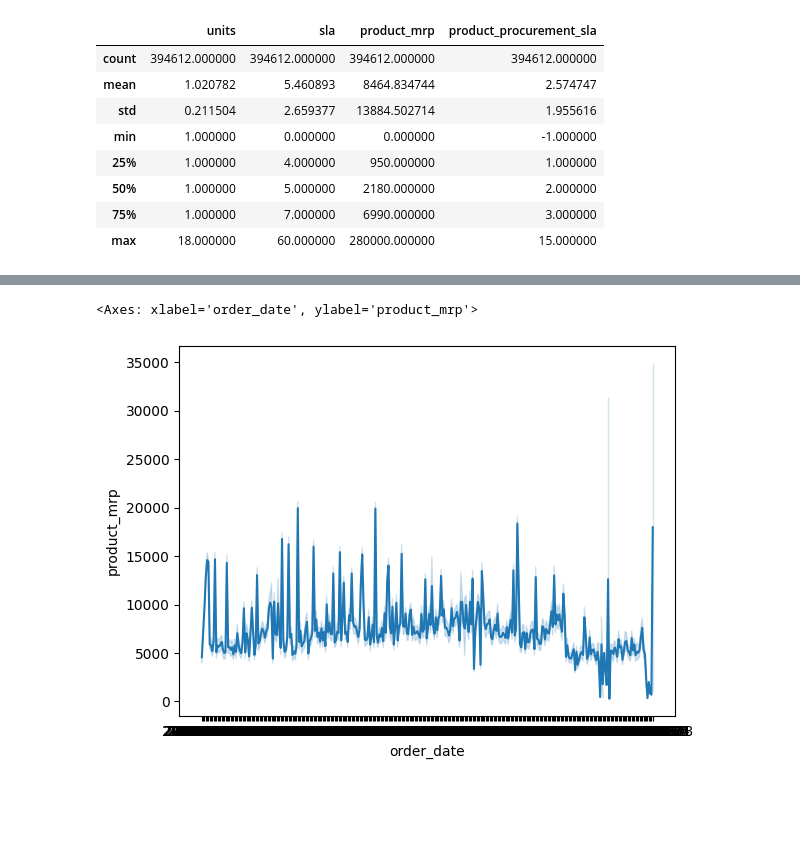
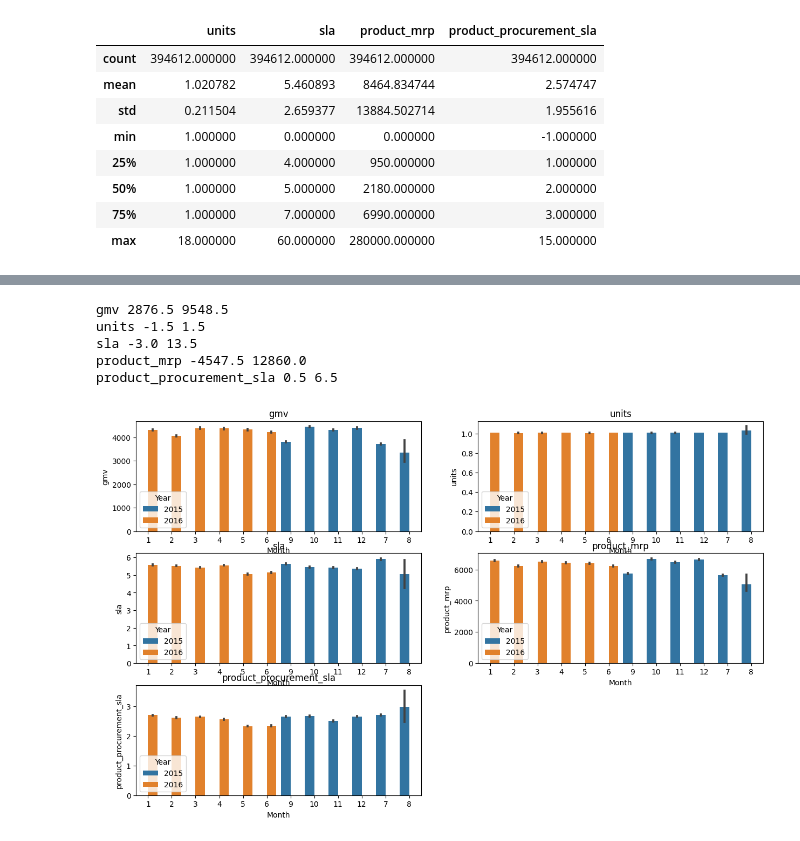
Before and after one commit to PrajsPrabs/UpgradBACaseStudy, a Jupyter notebook: EComm1.ipynb, the cells around one changed output, grey strips where cells are left out. Drawn from its saved outputs; the diff is of its cells as text; code cells hidden in the pictures; blank space fills up the shorter version.

```diff
--- a/EComm1.ipynb
+++ b/EComm1.ipynb
@@ -539,5 +517,26 @@ q
-# %%
-sns.lineplot(x=EleData2['order_date'],y=EleData2['product_mrp'])
-# %% [output]
-<Axes: xlabel='order_date', ylabel='product_mrp'>
-[figure, removed]
+# %%
+for i in num:
+  q1=EleData2[i].quantile(0.25)
+  q3=EleData2[i].quantile(0.75)
+  iqr=q3-q1
+  lw=iqr-q1*1.5
+  up=iqr+q3*1.5
+  print(i,lw,up)
+  EleData2.loc[EleData2[i]<lw,i]=lw
+  EleData2.loc[EleData2[i]>up,i]=up
+# %% [output]
+gmv 2876.5 9548.5
+units -1.5 1.5
+sla -3.0 13.5
+product_mrp -4547.5 12860.0
+product_procurement_sla 0.5 6.5
+# %%
+plt.figure(figsize=(15, 9))
+x=1
+for i in num:
+  plt.subplot(3,2,x)
+  plt.title(i)
+  sns.barplot(x=EleData2['Month'],y=EleData2[i],hue=EleData2['Year'])
+  x=x+1
+# %% [output]
+[figure, added]
```
Also changed, not shown: parts of 15 cells of this notebook.
